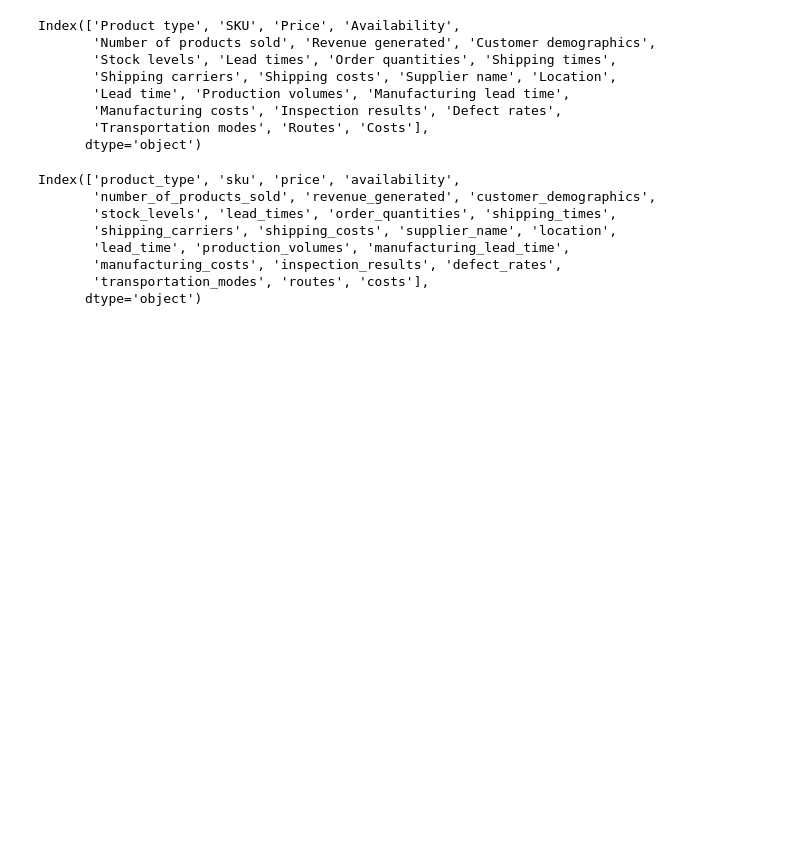
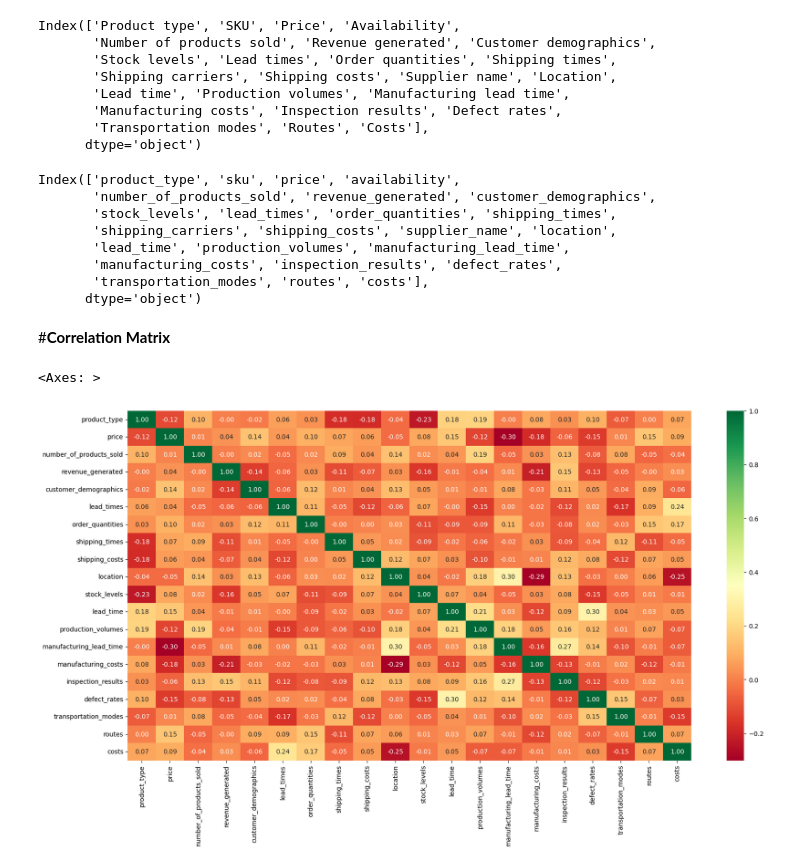
Before and after one commit to priyankabothra/Group05_SupplyChainOptimizationAnalysis, a Jupyter notebook: notebooks/SupplyChainOptimizationAnalysis.ipynb, the cells around one changed output. Drawn from its saved outputs; the diff is of its cells as text; code cells hidden in the pictures; blank space fills up the shorter version.

```diff
--- a/notebooks/SupplyChainOptimizationAnalysis.ipynb
+++ b/notebooks/SupplyChainOptimizationAnalysis.ipynb
@@ -188,3 +201,30 @@ Index(['product_type', 'sku', 'price', 'availability',
        'manufacturing_costs', 'inspection_results', 'defect_rates',
        'transportation_modes', 'routes', 'costs'],
       dtype='object')
+# %% [markdown]
+#**Correlation Matrix**
+# %%
+SC = data.copy()
+# %%
+le = preprocessing.LabelEncoder()# create the Labelencoder object
+SC['product_type']= le.fit_transform(SC['product_type'])#convert the categorical columns into numeric
+SC['customer_demographics']= le.fit_transform(SC['customer_demographics'])
+SC['shipping_carriers']= le.fit_transform(SC['shipping_carriers'])
+SC['location']= le.fit_transform(SC['location'])
+SC['sku']= le.fit_transform(SC['sku'])
+SC['inspection_results']= le.fit_transform(SC['inspection_results'])
+SC['transportation_modes']= le.fit_transform(SC['transportation_modes'])
+SC['routes']= le.fit_transform(SC['routes'])
+SC['supplier_name']= le.fit_transform(SC['supplier_name'])
+# %%
+SC_features=SC[['product_type','price',
+       'number_of_products_sold', 'revenue_generated', 'customer_demographics', 'lead_times', 'order_quantities', 'shipping_times',
+        'shipping_costs', 'location', 'stock_levels',
+       'lead_time', 'production_volumes', 'manufacturing_lead_time',
+       'manufacturing_costs', 'inspection_results', 'defect_rates',
+       'transportation_modes', 'routes', 'costs']]
+fig = plt.figure(figsize=(20,10))
+sns.heatmap(SC_features.corr(), annot = True, fmt = '.2f', cmap = "RdYlGn")
+# %% [output]
+<Axes: >
+[figure, added]
```
Also changed, not shown: parts of 5 cells of this notebook.
